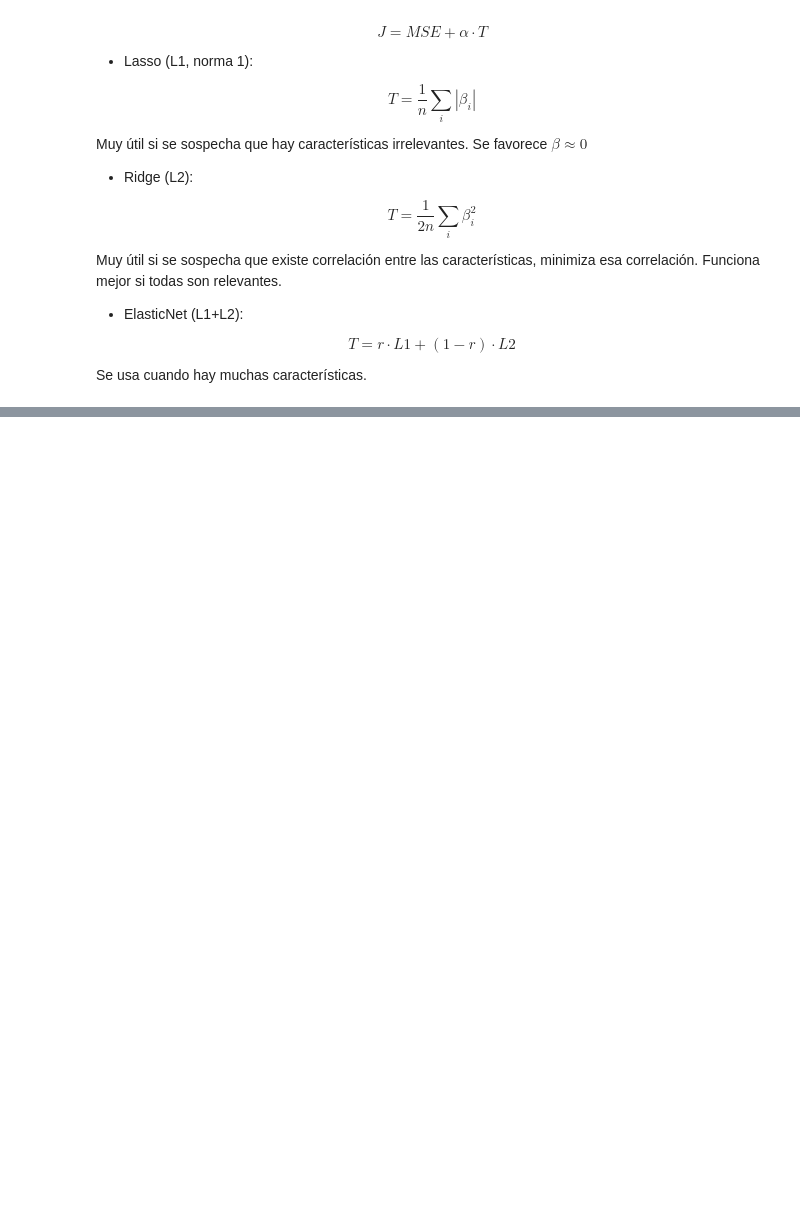
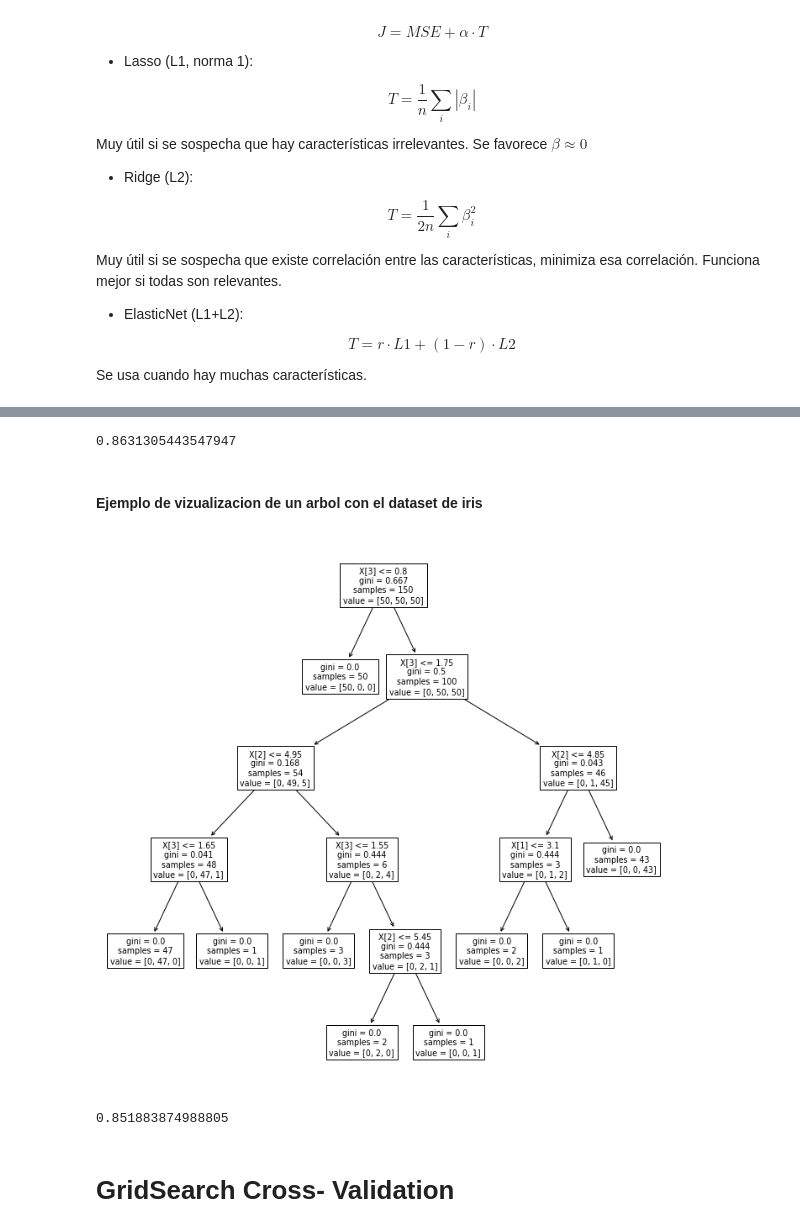
Before and after one commit to CarlosThomasPz/clases_data_082020, a Jupyter notebook: w6_d2_Feature_Extraction_Supervised_L.ipynb, the cells around one changed output, grey strips where cells are left out. Saved outputs shown, nothing was run; the diff lists cells and outputs as text; code cells hidden in the pictures; blank space fills up the shorter version.

```diff
--- a/w6_d2_Feature_Extraction_Supervised_L.ipynb
+++ b/w6_d2_Feature_Extraction_Supervised_L.ipynb
@@ -121,0 +444,6 @@ Muy sensibles a pequeñas variaciones de los datos de entrada. Muy sensible a da
+# %%
+r2_score(y_pred,y_test)
+# %% [output]
+0.8631305443547947
+# %% [markdown]
+#### Ejemplo de vizualizacion de un arbol con el dataset de iris
@@ -121,0 +455,20 @@ Muy sensibles a pequeñas variaciones de los datos de entrada. Muy sensible a da
+# %%
+clf = tree.DecisionTreeClassifier(random_state=0)
+iris = load_iris()
+# %%
+clf = clf.fit(iris.data, iris.target)
+plt.figure(figsize = (12,12))
+tree.plot_tree(clf)
+
+plt.show();
+# %% [output]
+[figure, added]
+# %%
+rfr = RFR(n_estimators = 100, max_depth = 15, criterion = 'mse')
+rfr = rfr.fit(X_train, y_train)
+y_pred = rfr.predict(X_test)
+r2_score(y_pred,y_test)
+# %% [output]
+0.851883874988805
+# %% [markdown]
+# GridSearch Cross- Validation
```
Also changed, not shown: parts of 85 cells of this notebook, 3 other files.
